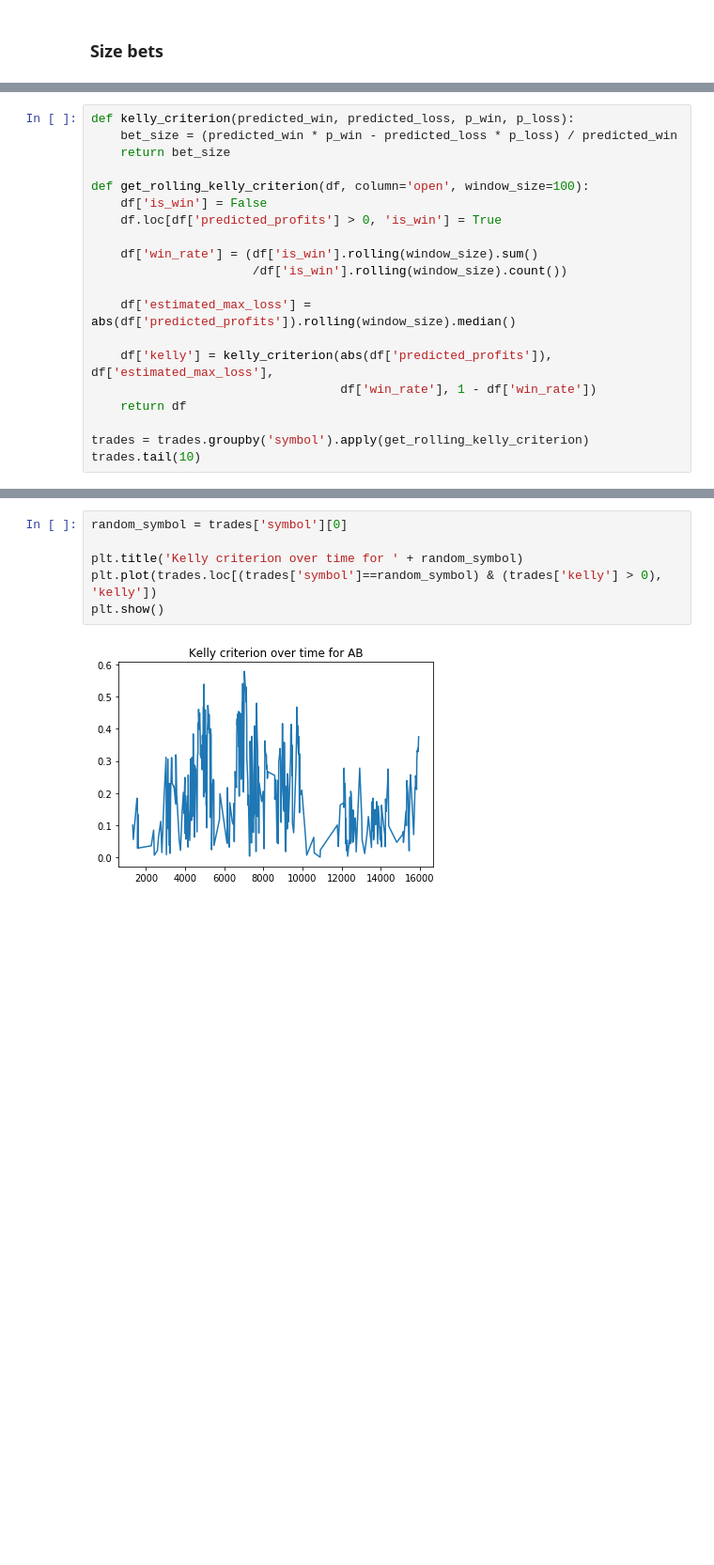
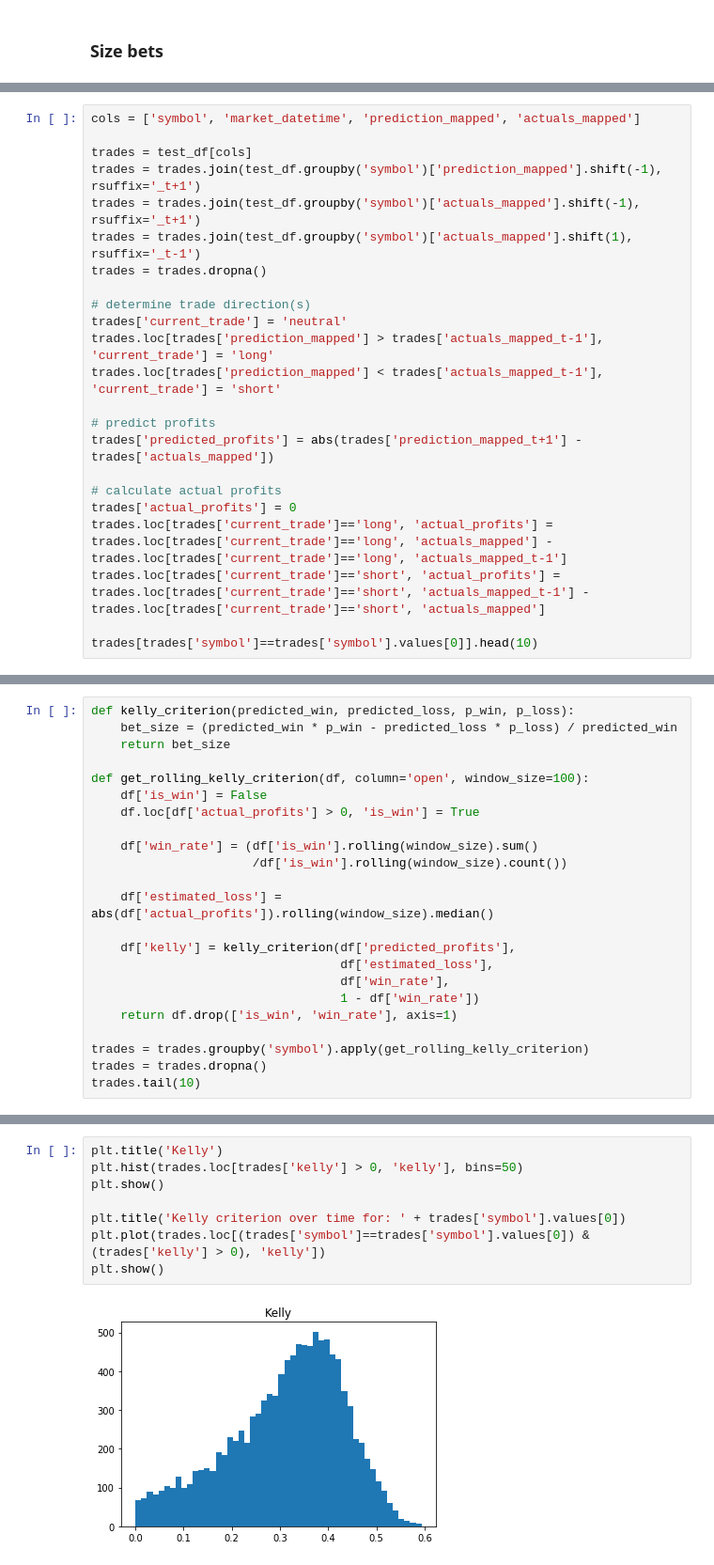
Before and after one commit to rbetzler/fun-times-in-python, a Jupyter notebook: finance/data_science/exploration/20191215_lstm_multiple_stocks.ipynb, the cells around one changed output, grey strips where cells are left out. Shown at 94% size. Cells and saved outputs as stored; diff of their text form; blank space fills up the shorter version.

Commit message:
multi stock lstm with kelly and profit prediction

```diff
--- a/finance/data_science/exploration/20191215_lstm_multiple_stocks.ipynb
+++ b/finance/data_science/exploration/20191215_lstm_multiple_stocks.ipynb
@@ -275,0 +260,23 @@ trades.head()
+# %%
+cols = ['symbol', 'market_datetime', 'prediction_mapped', 'actuals_mapped']
+
+trades = test_df[cols]
+trades = trades.join(test_df.groupby('symbol')['prediction_mapped'].shift(-1), rsuffix='_t+1')
+trades = trades.join(test_df.groupby('symbol')['actuals_mapped'].shift(-1), rsuffix='_t+1')
+trades = trades.join(test_df.groupby('symbol')['actuals_mapped'].shift(1), rsuffix='_t-1')
+trades = trades.dropna()
+
+# determine trade direction(s)
+trades['current_trade'] = 'neutral'
+trades.loc[trades['prediction_mapped'] > trades['actuals_mapped_t-1'], 'current_trade'] = 'long'
+trades.loc[trades['prediction_mapped'] < trades['actuals_mapped_t-1'], 'current_trade'] = 'short'
+
+# predict profits
+trades['predicted_profits'] = abs(trades['prediction_mapped_t+1'] - trades['actuals_mapped'])
+
+# calculate actual profits
+trades['actual_profits'] = 0
+trades.loc[trades['current_trade']=='long', 'actual_profits'] = trades.loc[trades['current_trade']=='long', 'actuals_mapped'] - trades.loc[trades['current_trade']=='long', 'actuals_mapped_t-1']
+trades.loc[trades['current_trade']=='short', 'actual_profits'] = trades.loc[trades['current_trade']=='short', 'actuals_mapped_t-1'] - trades.loc[trades['current_trade']=='short', 'actuals_mapped']
+
+trades[trades['symbol']==trades['symbol'].values[0]].head(10)
@@ -280,17 +299,20 @@ def kelly_criterion(predicted_win, predicted_loss, p_win, p_loss):
 
 def get_rolling_kelly_criterion(df, column='open', window_size=100):
     df['is_win'] = False
-    df.loc[df['predicted_profits'] > 0, 'is_win'] = True
+    df.loc[df['actual_profits'] > 0, 'is_win'] = True
 
     df['win_rate'] = (df['is_win'].rolling(window_size).sum()
                       /df['is_win'].rolling(window_size).count())
 
-    df['estimated_max_loss'] = abs(df['predicted_profits']).rolling(window_size).median()
+    df['estimated_loss'] = abs(df['actual_profits']).rolling(window_size).median()
 
-    df['kelly'] = kelly_criterion(abs(df['predicted_profits']), df['estimated_max_loss'],
-                                  df['win_rate'], 1 - df['win_rate'])
-    return df
+    df['kelly'] = kelly_criterion(df['predicted_profits'],
+                                  df['estimated_loss'],
+                                  df['win_rate'],
+                                  1 - df['win_rate'])
+    return df.drop(['is_win', 'win_rate'], axis=1)
 
 trades = trades.groupby('symbol').apply(get_rolling_kelly_criterion)
+trades = trades.dropna()
 trades.tail(10)
 # %% [output]
@@ -308,8 +330,10 @@ trades.tail(10)
 # %%
-random_symbol = trades['symbol'][0]
+plt.title('Kelly')
+plt.hist(trades.loc[trades['kelly'] > 0, 'kelly'], bins=50)
+plt.show()
 
-plt.title('Kelly criterion over time for ' + random_symbol)
-plt.plot(trades.loc[(trades['symbol']==random_symbol) & (trades['kelly'] > 0), 'kelly'])
+plt.title('Kelly criterion over time for: ' + trades['symbol'].values[0])
+plt.plot(trades.loc[(trades['symbol']==trades['symbol'].values[0]) & (trades['kelly'] > 0), 'kelly'])
 plt.show()
 # %% [output]
-[figure, old version]
+[figure, new version]
```
Also changed, not shown: parts of 11 cells of this notebook.
